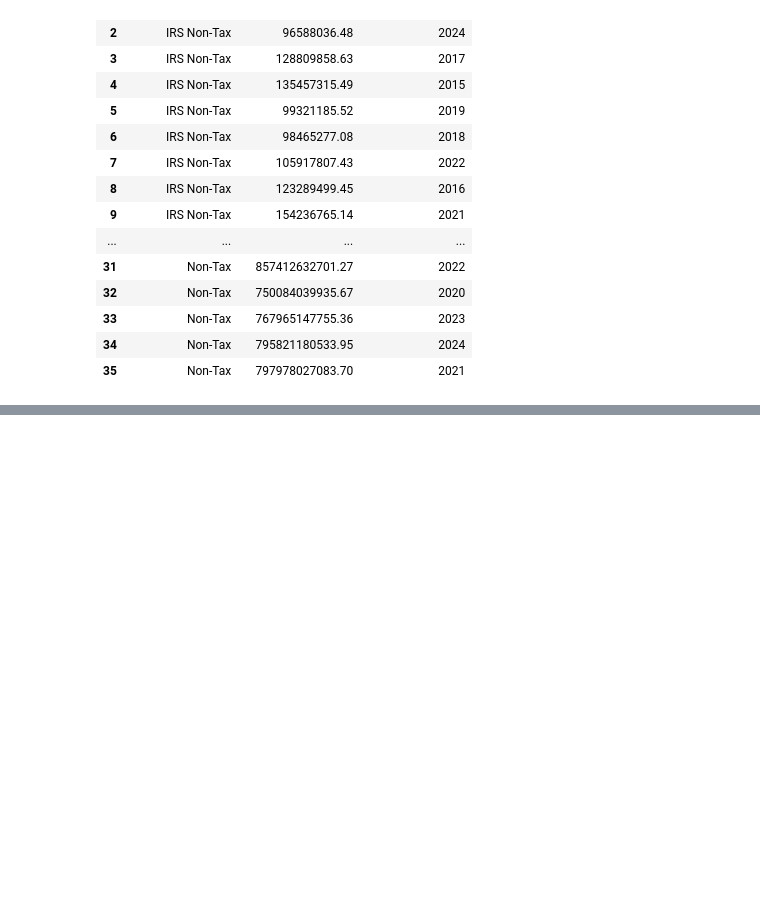
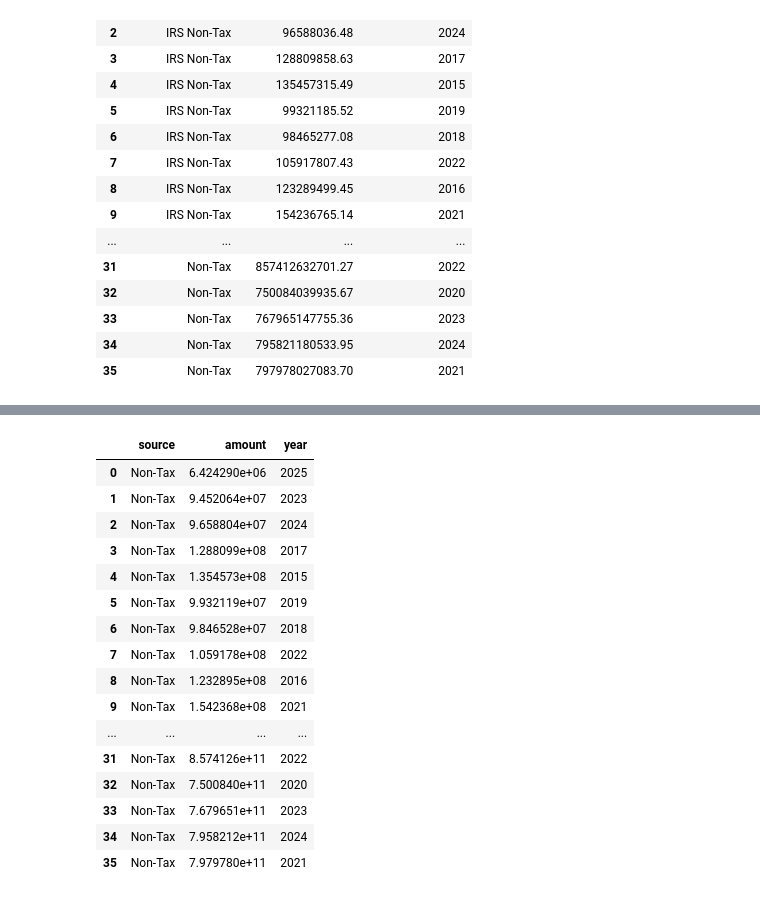
Before and after one commit to valkhan13/US_Finance, a Jupyter notebook: US_revenues_API.ipynb, the cells around one changed output, grey strips where cells are left out. Drawn from its saved outputs; the diff is of its cells as text; code cells hidden in the pictures; blank space fills up the shorter version.

```diff
--- a/US_revenues_API.ipynb
+++ b/US_revenues_API.ipynb
@@ -88,0 +66,20 @@ plt.show()
+# %%
+revenue
+# %% [output]
+|  | source | amount | year |
+| 0 | Non-Tax | 6.424290e+06 | 2025 |
+| 1 | Non-Tax | 9.452064e+07 | 2023 |
+| 2 | Non-Tax | 9.658804e+07 | 2024 |
+| 3 | Non-Tax | 1.288099e+08 | 2017 |
+| 4 | Non-Tax | 1.354573e+08 | 2015 |
+| 5 | Non-Tax | 9.932119e+07 | 2019 |
+| 6 | Non-Tax | 9.846528e+07 | 2018 |
+| 7 | Non-Tax | 1.059178e+08 | 2022 |
+| 8 | Non-Tax | 1.232895e+08 | 2016 |
+| 9 | Non-Tax | 1.542368e+08 | 2021 |
+| ... | ... | ... | ... |
+| 31 | Non-Tax | 8.574126e+11 | 2022 |
+| 32 | Non-Tax | 7.500840e+11 | 2020 |
+| 33 | Non-Tax | 7.679651e+11 | 2023 |
+| 34 | Non-Tax | 7.958212e+11 | 2024 |
+| 35 | Non-Tax | 7.979780e+11 | 2021 |
```
Also changed, not shown: parts of 7 cells of this notebook.
